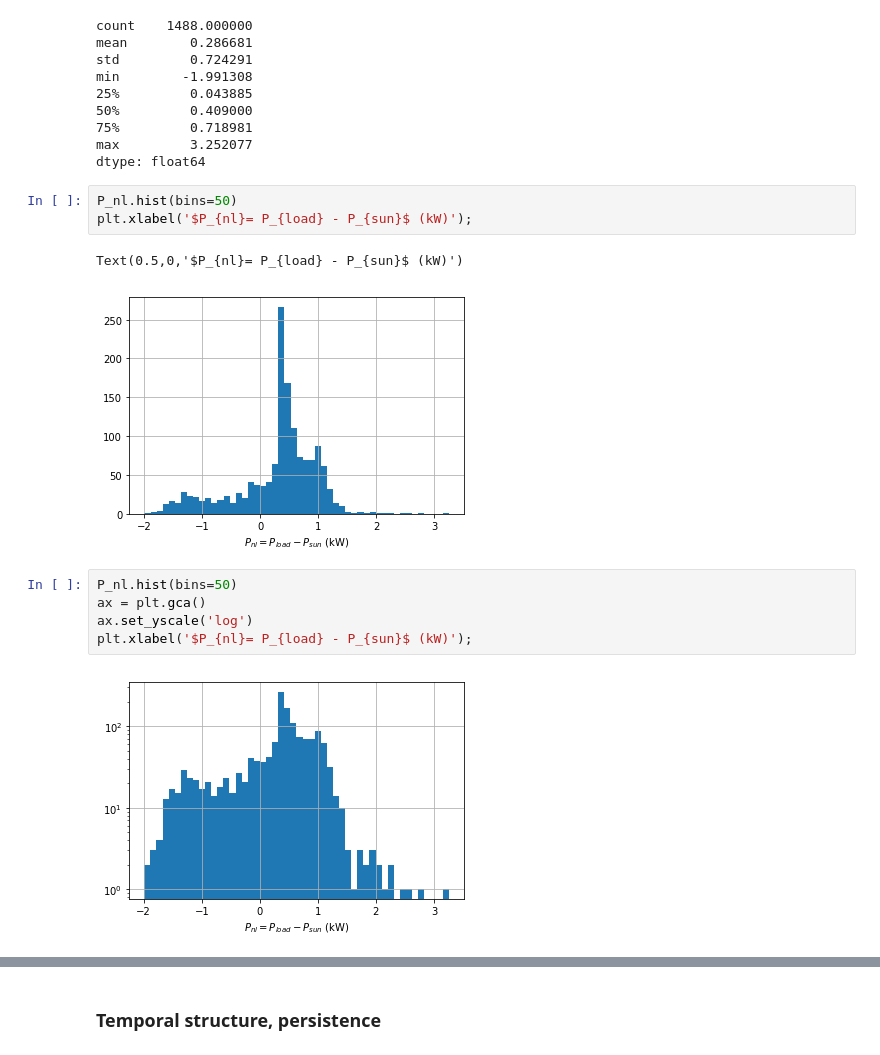
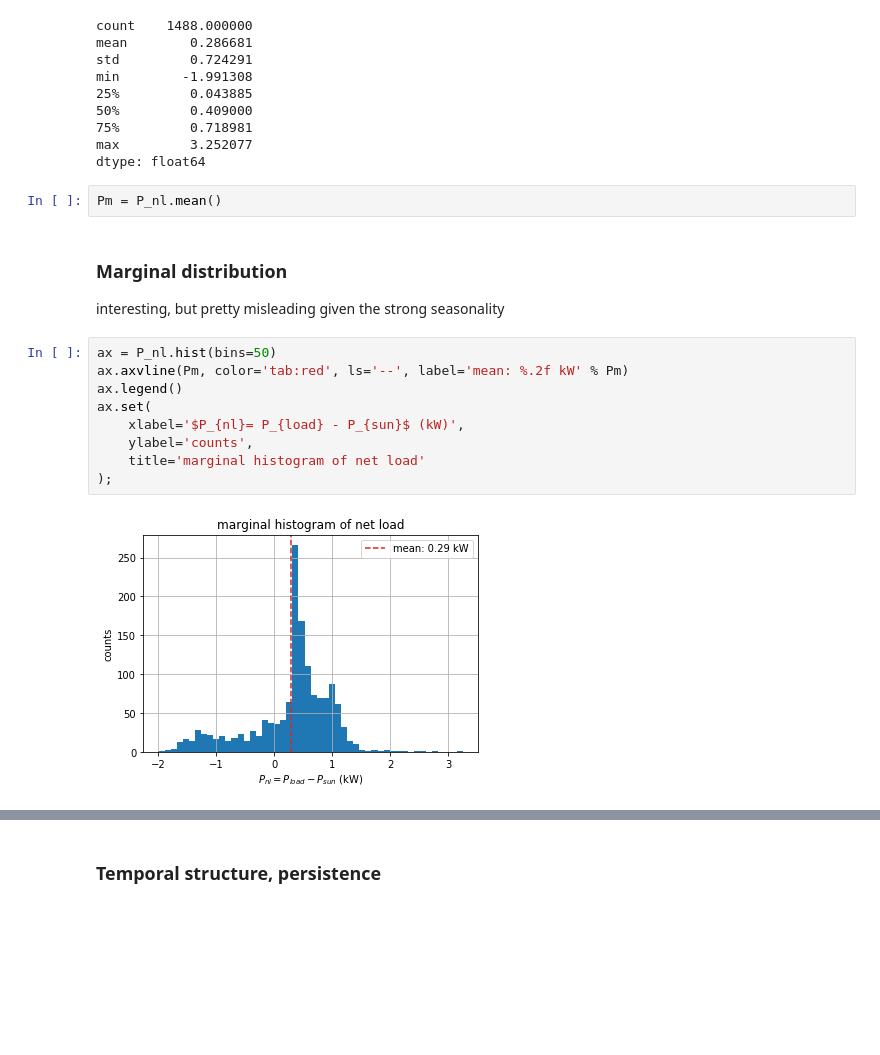
Before and after one commit to pierre-haessig/solarhome-control-bench, a Jupyter notebook: modeling/Input_Markov_model.ipynb, the cells around one changed output, grey strips where cells are left out. Drawn from its saved outputs; the diff is of its cells as text; blank space fills up the shorter version.

```diff
--- a/modeling/Input_Markov_model.ipynb
+++ b/modeling/Input_Markov_model.ipynb
@@ -91,16 +95,20 @@ min        -1.991308
 75%         0.718981
 max         3.252077
 dtype: float64
-# %%
-P_nl.hist(bins=50)
-plt.xlabel('$P_{nl}= P_{load} - P_{sun}$ (kW)');
-# %% [output]
-Text(0.5,0,'$P_{nl}= P_{load} - P_{sun}$ (kW)')
-[figure, removed]
+# %%
+Pm = P_nl.mean()
+# %% [markdown]
+### Marginal distribution
+
+interesting, but pretty misleading given the strong seasonality
 # %%
-P_nl.hist(bins=50)
-ax = plt.gca()
-ax.set_yscale('log')
-plt.xlabel('$P_{nl}= P_{load} - P_{sun}$ (kW)');
+ax = P_nl.hist(bins=50)
+ax.axvline(Pm, color='tab:red', ls='--', label='mean: %.2f kW' % Pm)
+ax.legend()
+ax.set(
+    xlabel='$P_{nl}= P_{load} - P_{sun}$ (kW)',
+    ylabel='counts',
+    title='marginal histogram of net load'
+);
 # %% [output]
-[figure, old version]
+[figure, new version]
```
Also changed, not shown: parts of 20 cells of this notebook, 2 other files.
